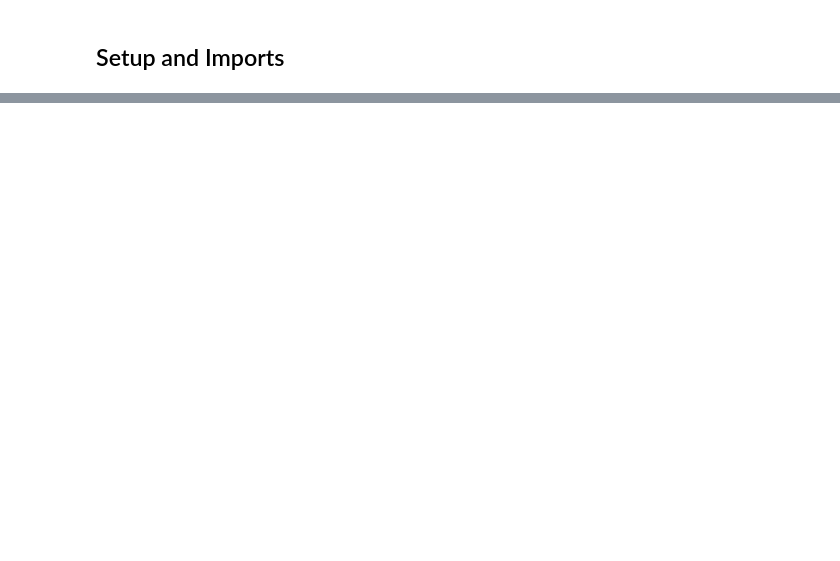
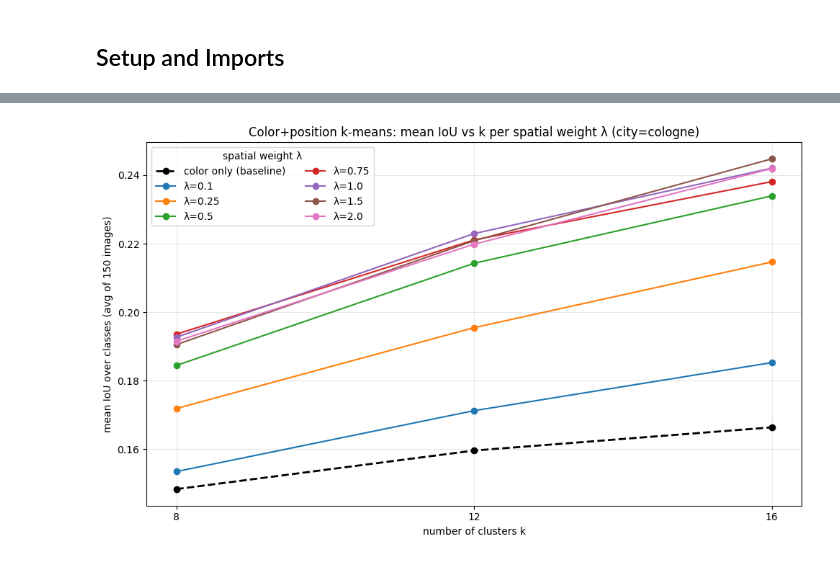
Before and after one commit to lukaszrudnik/cityscapes-segmentation-kmeans, a Jupyter notebook: notebook.ipynb, the cells around one changed output, grey strips where cells are left out. Saved outputs shown, nothing was run; the diff lists cells and outputs as text; code cells hidden in the pictures; blank space fills up the shorter version.

```diff
--- a/notebook.ipynb
+++ b/notebook.ipynb
@@ -35,0 +290,13 @@ pass
+# %%
+with open(os.path.join(RESULTS_DIR, "iou_results.csv"), "w", newline="") as f:
+    w = csv.writer(f)
+    w.writerow(["image", "k", "method", "lambda", "miou"])
+    for base, k, method, lam, m in records:
+        w.writerow([base, k, method, lam, f"{m:.4f}"])
+print(f"wrote {len(records)} rows to results/iou_results.csv")
+
+print("\nMean mIoU over all images:")
+for k in ks:
+    best = max(lams, key=lambda lam: np.mean(agg_pos[(k, lam)]))
+    print(f"  k={k:>3}  color-only={np.mean(agg_color[k]):.3f}   "
+          f"best pos: lambda={best} ({np.mean(agg_pos[(k, best)]):.3f})")
@@ -35,0 +388,57 @@ pass
+# %%
+fig, ax = plt.subplots(figsize=(10, 6))
+ax.plot(ks, [np.mean(agg_color[k]) for k in ks], "k--o", linewidth=2, label="color only (baseline)")
+for lam in lams:
+    ax.plot(ks, [np.mean(agg_pos[(k, lam)]) for k in ks], "o-", label=f"\u03bb={lam}")
+ax.set_xlabel("number of clusters k")
+ax.set_ylabel(f"mean IoU over classes (avg of {len(data)} images)")
+ax.set_title(f"Color+position k-means: mean IoU vs k per spatial weight \u03bb (city={CONFIG['city']})")
+ax.legend(title="spatial weight \u03bb", ncol=2); ax.set_xticks(ks); ax.grid(alpha=0.3)
+plt.tight_layout()
+plt.savefig(os.path.join(RESULTS_DIR, "miou_vs_k_per_lambda.png"), dpi=120, bbox_inches="tight")
+plt.show()
+
+best_kl = max(((k, lam) for k in ks for lam in lams), key=lambda kl: np.mean(agg_pos[kl]))
+print(f"Best color+pos setting: k={best_kl[0]}, lambda={best_kl[1]} (mIoU={np.mean(agg_pos[best_kl]):.3f})\n")
+
+# --- best setting ---
+bk1, blam1 = best_kl
+acc1 = {}
+for d in data:
+    H, W = d["image"].shape[:2]
+    color, xs, ys = image_features(d["image"], CONFIG["color_space"])
+    feats = np.hstack([color, blam1 * xs, blam1 * ys])
+    lab = run_kmeans(feats, bk1, CONFIG["random_state"], CONFIG["minibatch"], CONFIG["n_init"]).reshape(H, W)
+    _, per_class = mean_iou(map_clusters_to_classes(lab, d["gt"]), d["gt"], CONFIG["ignore_ids"])
+    for cid, v in per_class.items():
+        acc1.setdefault(cid, []).append(v)
+
+# --- favourite setting ---
+bk2, blam2 = 12, 0.5
+acc2 = {}
+for d in data:
+    H, W = d["image"].shape[:2]
+    color, xs, ys = image_features(d["image"], CONFIG["color_space"])
+    feats = np.hstack([color, blam2 * xs, blam2 * ys])
+    lab = run_kmeans(feats, bk2, CONFIG["random_state"], CONFIG["minibatch"], CONFIG["n_init"]).reshape(H, W)
+    _, per_class = mean_iou(map_clusters_to_classes(lab, d["gt"]), d["gt"], CONFIG["ignore_ids"])
+    for cid, v in per_class.items():
+        acc2.setdefault(cid, []).append(v)
+
+# --- printing table ---
+all_cids = sorted(list(set(acc1.keys()) | set(acc2.keys())))
+
+header1 = f"k={bk1}, lambda={blam1}"
+header2 = f"k={bk2}, lambda={blam2}"
+print(f"{'':<16} | {header1:<20} | {header2:<20}")
+print("-" * 65)
+
+for cid in all_cids:
+    class_name = CITYSCAPES_NAMES.get(cid, 'void/' + str(cid))
+
+    val1 = f"{np.mean(acc1[cid]):.3f}" if cid in acc1 else "-"
+    val2 = f"{np.mean(acc2[cid]):.3f}" if cid in acc2 else "-"
+
+    print(f"{class_name:<16} | {val1:<20} | {val2:<20}")
+# %% [output]
+[figure, added]
```
Also changed, not shown: parts of 34 cells of this notebook, 2 other files.
